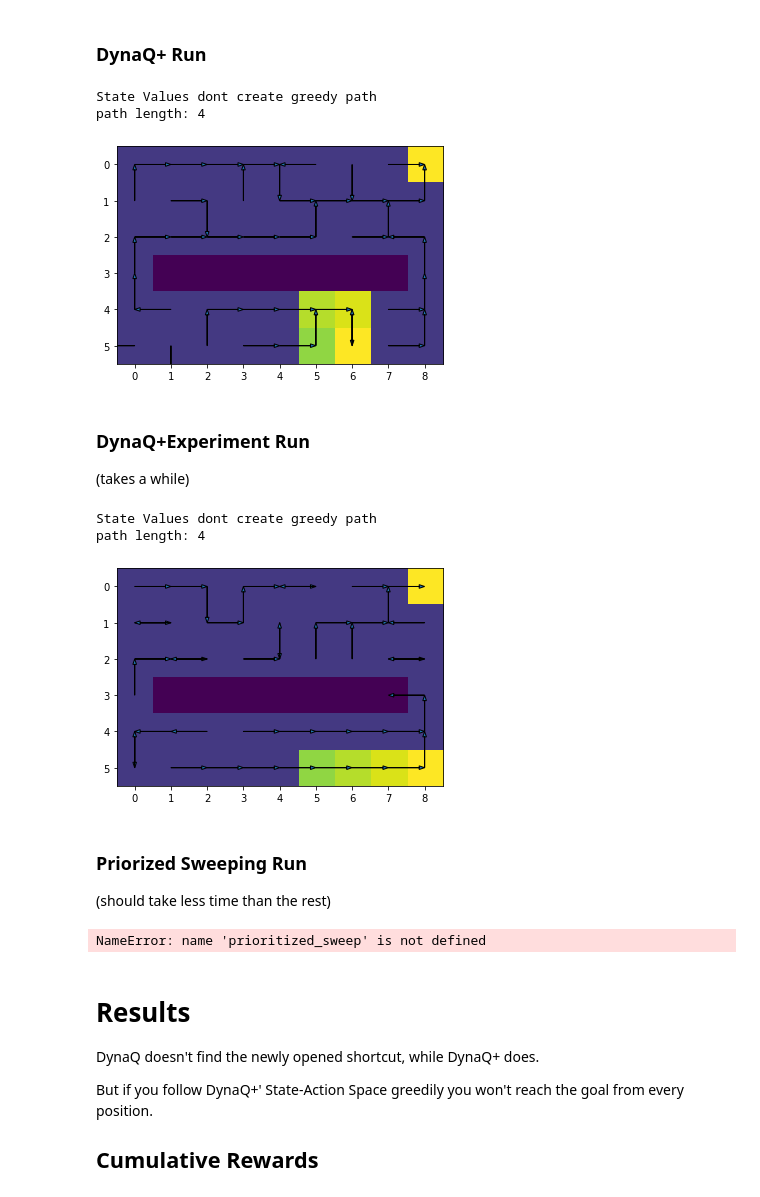
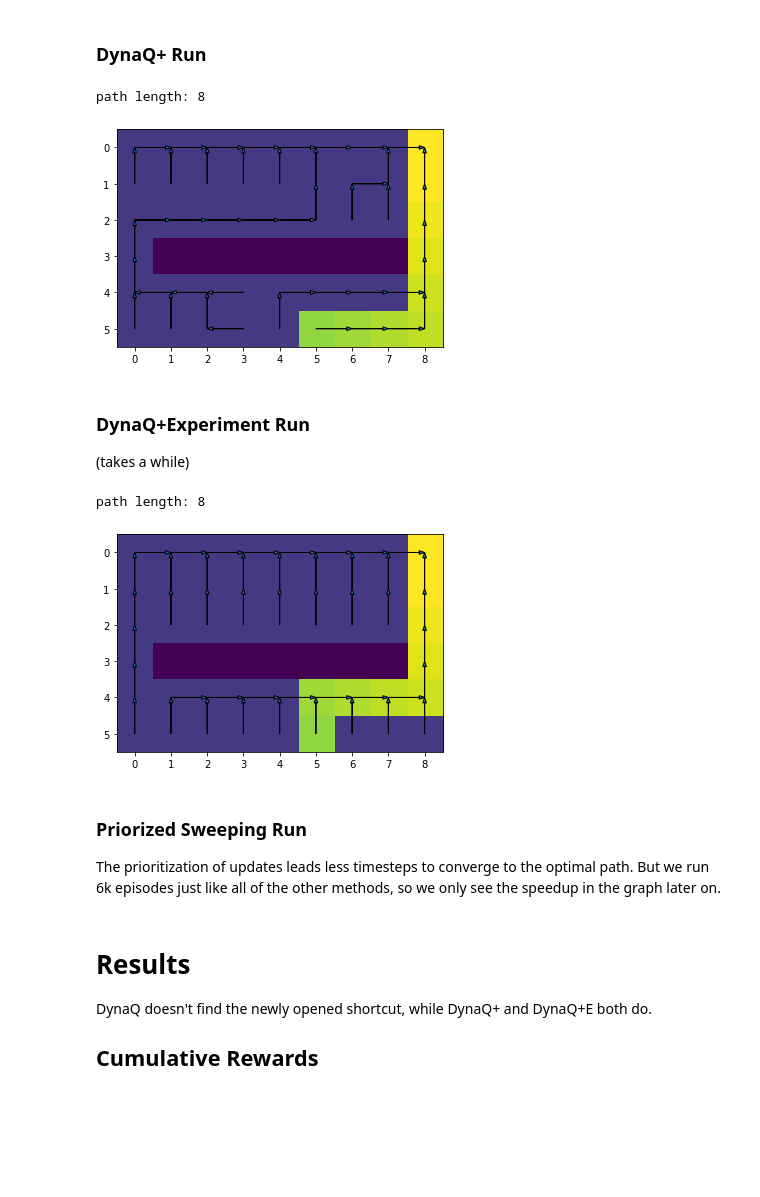
Before and after one commit to MaraTomasek/ML-Notebooks, a Jupyter notebook: Reinforcement_Learning/ch8-tabular.ipynb, the cells around one changed output. Saved outputs shown, nothing was run; the diff lists cells and outputs as text; code cells hidden in the pictures; blank space fills up the shorter version.

Commit message:
waiting for prioritized sweeping to finish

```diff
--- a/Reinforcement_Learning/ch8-tabular.ipynb
+++ b/Reinforcement_Learning/ch8-tabular.ipynb
@@ -406,38 +410,33 @@ path length: 18
 # %% [markdown]
 ### DynaQ+ Run
 # %%
-agent2  = DynaQPlus(world, moves, plan_steps=50, alpha=0.1, epsilon=0.1, gamma=0.95, k=0.00001)
+agent2  = DynaQPlus(world, moves, plan_steps=50, alpha=0.1, epsilon=0.1, gamma=0.95, k=0.001)
 reward2 = train(agent2, world)
 agent2.draw_path_and_dir_map();
 # %% [output]
-State Values dont create greedy path
-path length: 4
+path length: 8
-[figure, old version]
+[figure, new version]
 # %% [markdown]
 ### DynaQ+Experiment Run
 (takes a while)
 # %%
-agent3  = DynaQPlusExperiment(world, moves, plan_steps=50, alpha=0.1, epsilon=0.1, gamma=0.95, k=0.0001)
+agent3  = DynaQPlusExperiment(world, moves, plan_steps=50, alpha=0.1, epsilon=0.1, gamma=0.95, k=0.001)
 reward3 = train(agent3, world)
 agent3.draw_path_and_dir_map();
 # %% [output]
-State Values dont create greedy path
-path length: 4
+path length: 8
-[figure, old version]
+[figure, new version]
-# %% [markdown]
-### Priorized Sweeping Run
-(should take less time than the rest)
+# %% [markdown]
+### Priorized Sweeping Run
+The prioritization of updates leads less timesteps to converge to the optimal path.
+But we run 6k episodes just like all of the other methods, so we only see the speedup in the graph later on.
 # %%
-agent4  = prioritized_sweep(world, moves, plan_steps=50, alpha=0.1, epsilon=0.1, gamma=0.95, theta=0.1)
+agent4  = PrioritizedSweep(world, moves, plan_steps=50, alpha=0.1, epsilon=0.1, gamma=0.95, theta=0.1)
 reward4 = train(agent4, world)
 agent4.draw_path_and_dir_map();
-# %% [output]
-NameError: name 'prioritized_sweep' is not defined
 # %% [markdown]
 # Results
-DynaQ doesn't find the newly opened shortcut, while DynaQ+ does.
-
-But if you follow DynaQ+' State-Action Space greedily you won't reach the goal from every position.
+DynaQ doesn't find the newly opened shortcut, while DynaQ+ and DynaQ+E both do.
 
 ## Cumulative Rewards
 # %%
```
Also changed, not shown: parts of 4 cells of this notebook.
